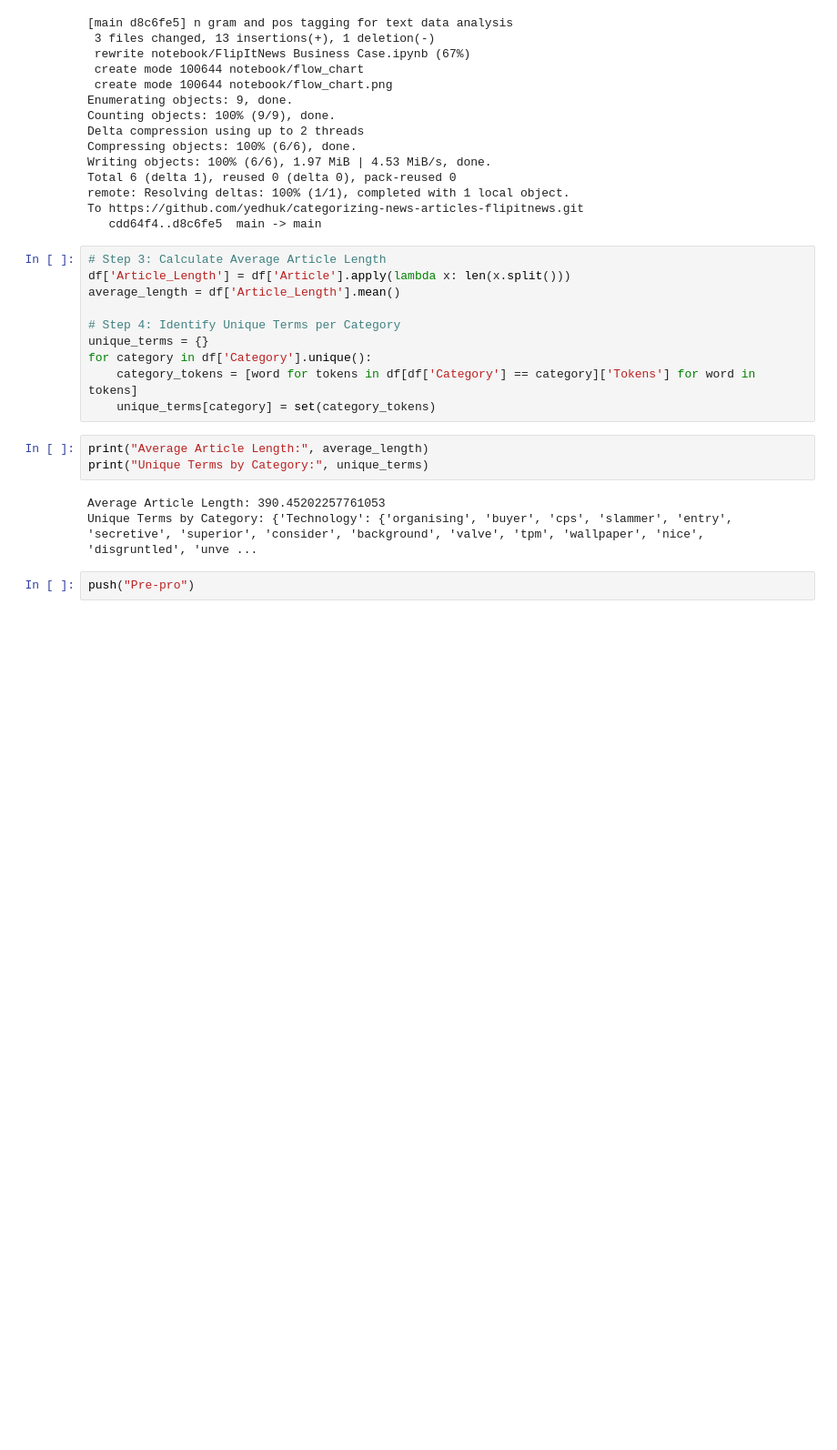
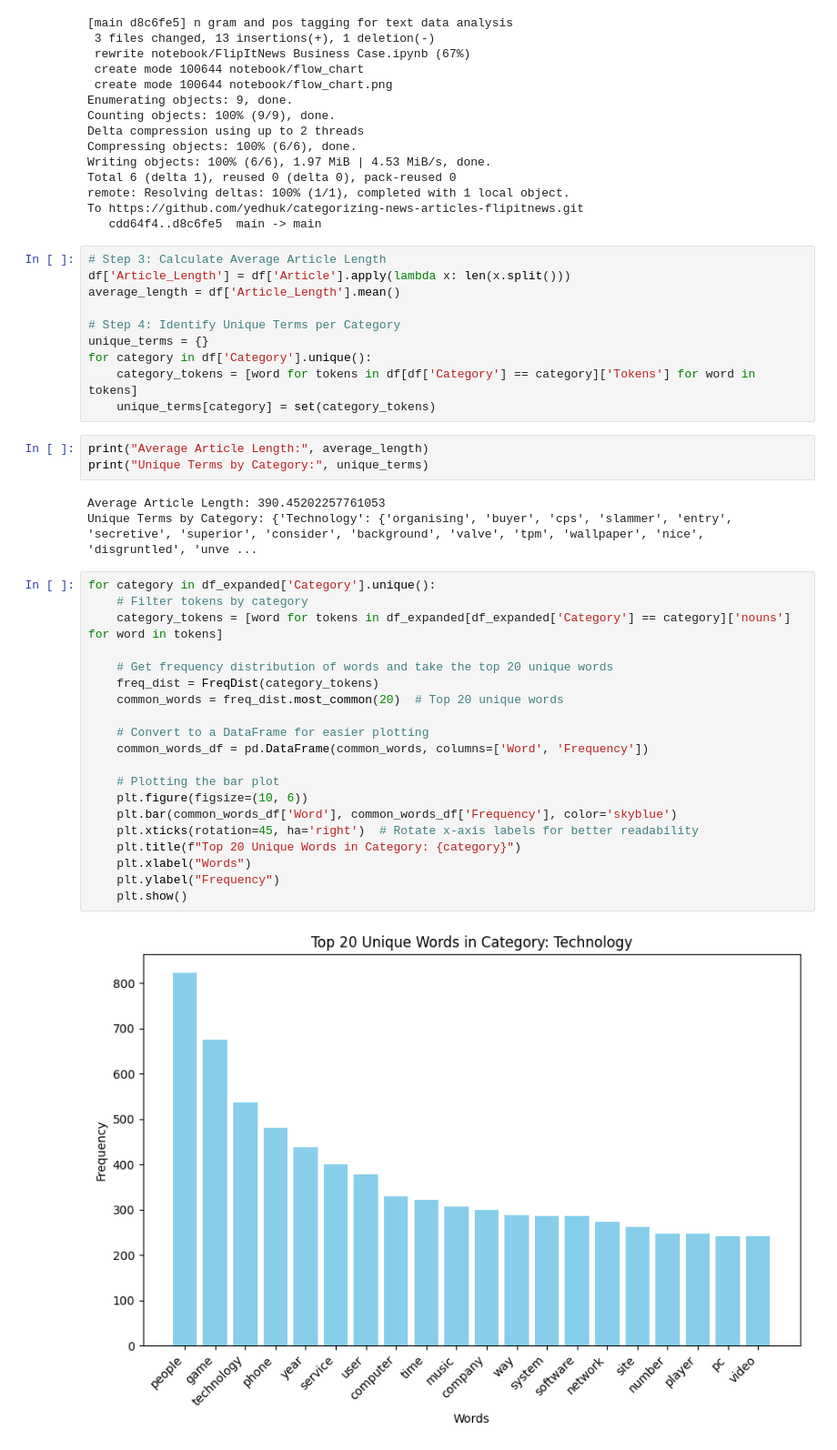
Before and after one commit to yedhuk/categorizing-news-articles-flipitnews, a Jupyter notebook: notebook/FlipItNews Business Case.ipynb, the cells around one changed output. Shown at 91% size. Drawn from its saved outputs; the diff is of its cells as text; blank space fills up the shorter version.

```diff
--- a/notebook/FlipItNews Business Case.ipynb
+++ b/notebook/FlipItNews Business Case.ipynb
@@ -499,5 +499,25 @@ print("Unique Terms by Category:", unique_terms)
 # %% [output]
 Average Article Length: 390.45202257761053
 Unique Terms by Category: {'Technology': {'organising', 'buyer', 'cps', 'slammer', 'entry', 'secretive', 'superior', 'consider', 'background', 'valve', 'tpm', 'wallpaper', 'nice', 'disgruntled', 'unve ...
-# %%
-push("Pre-pro")
+# %%
+for category in df_expanded['Category'].unique():
+    # Filter tokens by category
+    category_tokens = [word for tokens in df_expanded[df_expanded['Category'] == category]['nouns'] for word in tokens]
+
+    # Get frequency distribution of words and take the top 20 unique words
+    freq_dist = FreqDist(category_tokens)
+    common_words = freq_dist.most_common(20)  # Top 20 unique words
+
+    # Convert to a DataFrame for easier plotting
+    common_words_df = pd.DataFrame(common_words, columns=['Word', 'Frequency'])
+
+    # Plotting the bar plot
+    plt.figure(figsize=(10, 6))
+    plt.bar(common_words_df['Word'], common_words_df['Frequency'], color='skyblue')
+    plt.xticks(rotation=45, ha='right')  # Rotate x-axis labels for better readability
+    plt.title(f"Top 20 Unique Words in Category: {category}")
+    plt.xlabel("Words")
+    plt.ylabel("Frequency")
+    plt.show()
+# %% [output]
+[figure, added]
```
Also changed, not shown: parts of 2 cells of this notebook.
